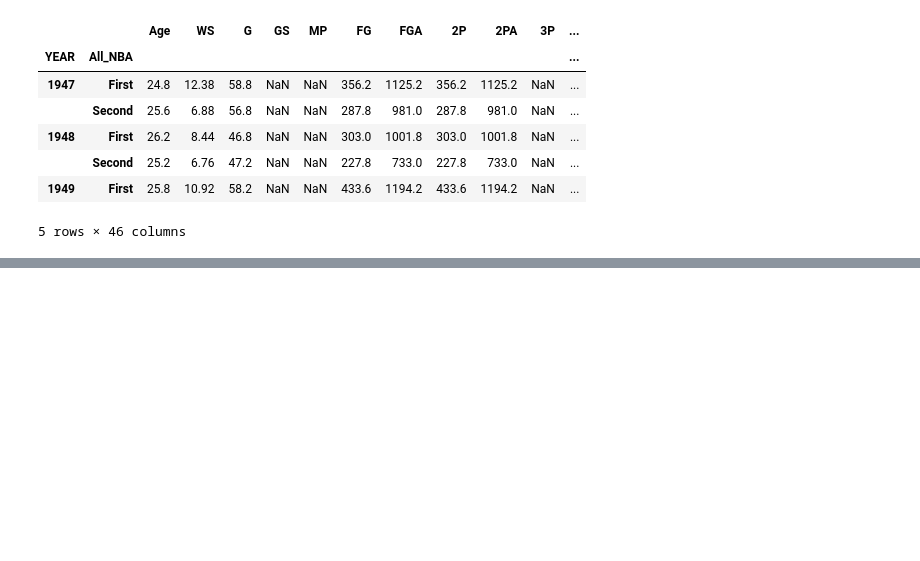
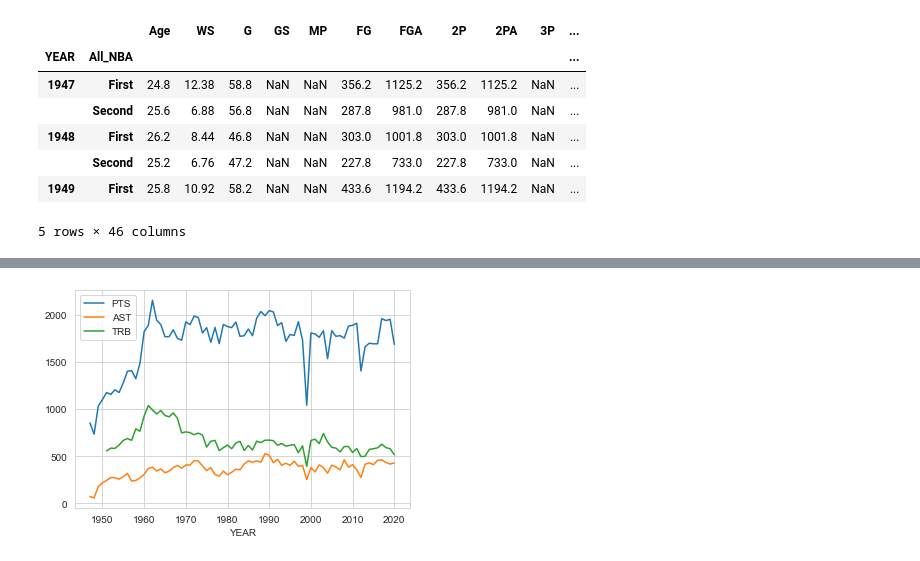
Before and after one commit to rylewww/Modeling-The-NBA-Leap, a Jupyter notebook: Notebooks/5_YoY_Analysis.ipynb, the cells around one changed output, grey strips where cells are left out. Drawn from its saved outputs; the diff is of its cells as text; code cells hidden in the pictures; blank space fills up the shorter version.

Commit message:
pushed yoy analysis

```diff
--- a/Notebooks/5_YoY_Analysis.ipynb
+++ b/Notebooks/5_YoY_Analysis.ipynb
@@ -160,0 +248,6 @@ all_nba_total[all_nba_total['YEAR'] == 1999]
+# %%
+import pandas as pd
+
+df = pd.read_csv('../Data/YoY_Analysis.csv', index_col = 0)
+df = df[['YEAR','All_NBA', 'PLAYER', 'TEAM', 'Age', 'PTS', 'AST', 'TRB']]
+df.head()
@@ -160,0 +299,4 @@ all_nba_total[all_nba_total['YEAR'] == 1999]
+# %%
+annual_averages = df.groupby('YEAR')['PTS', 'AST','TRB'].mean()
+
+annual_averages.head()
@@ -160,0 +315,5 @@ all_nba_total[all_nba_total['YEAR'] == 1999]
+# %%
+annual_averages.plot()
+plt.savefig('averages')
+# %% [output]
+[figure, added]
```
Also changed, not shown: parts of 31 cells of this notebook, 5 other files.
